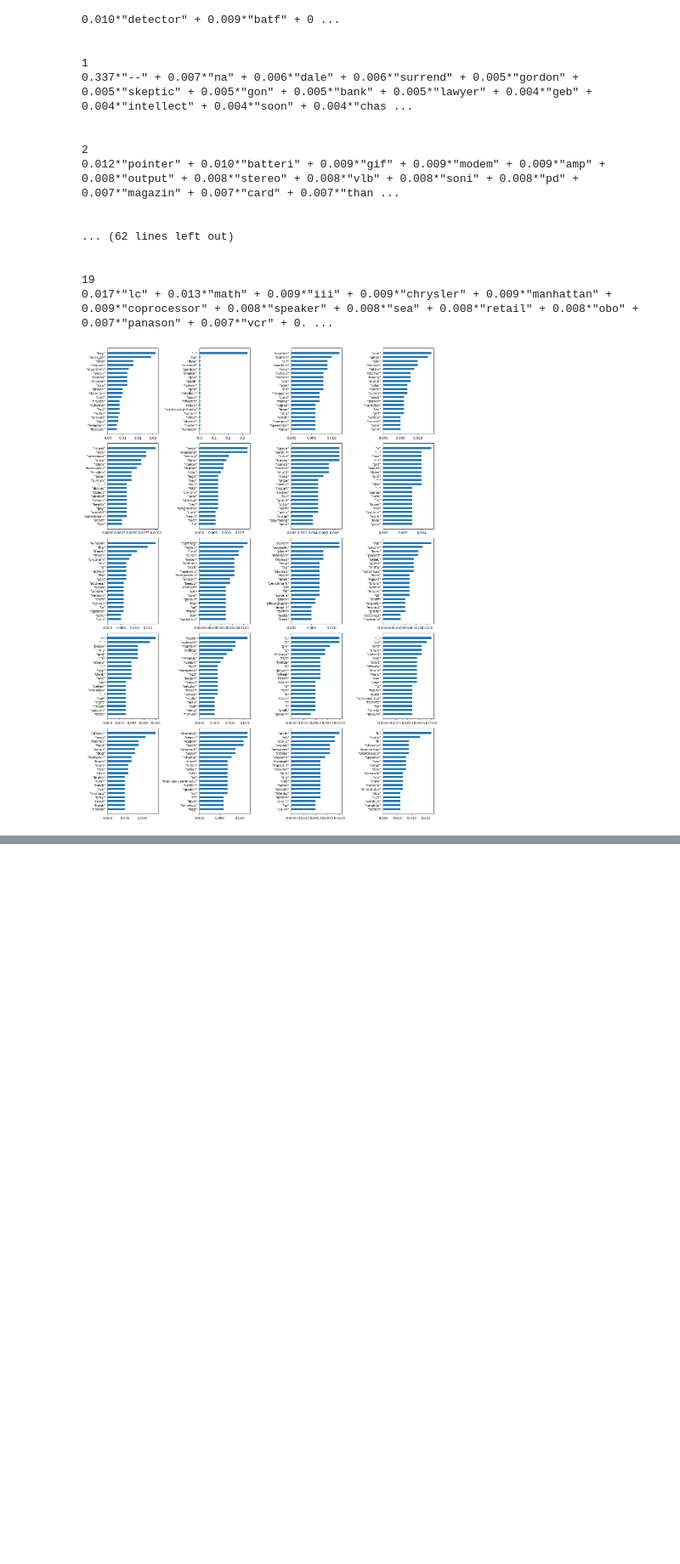
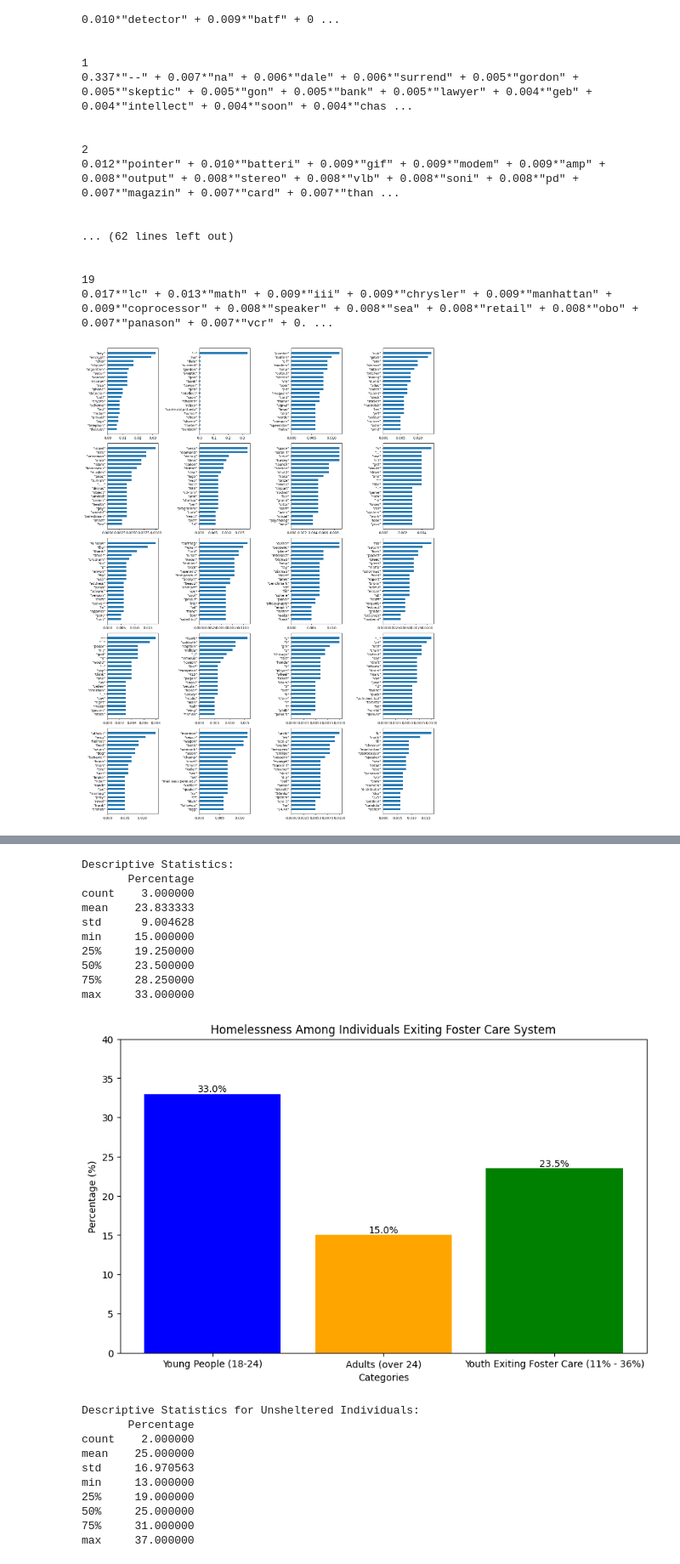
Before and after one commit to adehaven/Alyssas, a Jupyter notebook: posts/Topics.ipynb, the cells around one changed output, grey strips where cells are left out. Shown at 85% size. Cells and saved outputs as stored; diff of their text form; code cells hidden in the pictures; blank space fills up the shorter version.

```diff
--- a/posts/Topics.ipynb
+++ b/posts/Topics.ipynb
@@ -474,0 +517,80 @@ plt.tight_layout()
+# %%
+import pandas as pd
+import matplotlib.pyplot as plt
+
+
+data = {
+    'Category': ['Young People (18-24)', 'Adults (over 24)', 'Youth Exiting Foster Care (11% - 36%)'],
+    'Percentage': [33, 15, 23.5]  # Using average for 11% - 36%
+}
+
+df = pd.DataFrame(data)
+
+print("Descriptive Statistics:")
+print(df.describe())
+
+plt.figure(figsize=(10, 6))
+bars = plt.bar(df['Category'], df['Percentage'], color=['blue', 'orange', 'green'])
+
+for bar in bars:
+    height = bar.get_height()
+    plt.text(bar.get_x() + bar.get_width() / 2.0, height, f'{height}%', ha='center', va='bottom')
+
+plt.title('Homelessness Among Individuals Exiting Foster Care System')
+plt.xlabel('Categories')
+plt.ylabel('Percentage (%)')
+plt.ylim(0, 40)
+
+
+plt.show()
+
+data_unsheltered = {
+    'Category': ['Unsheltered Youth', 'Unsheltered Adults'],
+    'Percentage': [37, 13]
+}
+
+
+df_unsheltered = pd.DataFrame(data_unsheltered)
+
+
+print("Descriptive Statistics for Unsheltered Individuals:")
+print(df_unsheltered.describe())
+
+
+plt.figure(figsize=(10, 6))
+bars = plt.bar(df_unsheltered['Category'], df_unsheltered['Percentage'], color=['blue', 'orange'])
+
+
+for bar in bars:
+    height = bar.get_height()
+    plt.text(bar.get_x() + bar.get_width() / 2.0, height, f'{height}%', ha='center', va='bottom')
+
+
+plt.title('Percentage of Unsheltered Homeless Individuals Who Have Lived in Foster Care (LAHSA, 2019)')
+plt.xlabel('Categories')
+plt.ylabel('Percentage (%)')
+plt.ylim(0, 40)
+
+plt.show()
+# %% [output]
+Descriptive Statistics:
+       Percentage
+count    3.000000
+mean    23.833333
+std      9.004628
+min     15.000000
+25%     19.250000
+50%     23.500000
+75%     28.250000
+max     33.000000
+[figure, added]
+Descriptive Statistics for Unsheltered Individuals:
+       Percentage
+count    2.000000
+mean    25.000000
+std     16.970563
+min     13.000000
+25%     19.000000
+50%     25.000000
+75%     31.000000
+max     37.000000
```
Also changed, not shown: parts of 3 cells of this notebook, 20 other files.
